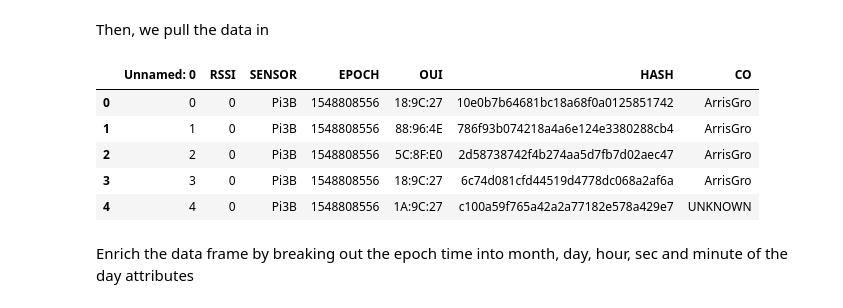
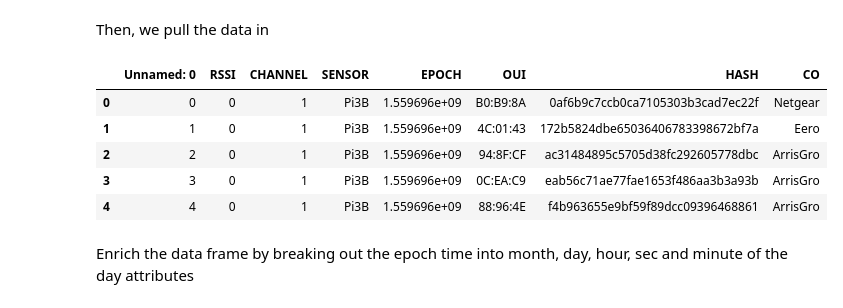
Before and after one commit to oni49/wifi_tracing, a Jupyter notebook: code/Weapons_of_Math_Instruction-WiFi.ipynb, the cells around one changed output. Drawn from its saved outputs; the diff is of its cells as text; code cells hidden in the pictures.

```diff
--- a/code/Weapons_of_Math_Instruction-WiFi.ipynb
+++ b/code/Weapons_of_Math_Instruction-WiFi.ipynb
@@ -13,15 +13,15 @@ from sklearn.decomposition import PCA
 # %% [markdown]
 Then, we pull the data in
 # %%
-df = pd.read_csv("wap_full_san.csv", float_precision='high')
+df = pd.read_csv("../data/Clean_wap_log_20190612.csv", float_precision='high')
 df.head()
 # %% [output]
-|  | Unnamed: 0 | RSSI | SENSOR | EPOCH | OUI | HASH | CO |
-| 0 | 0 | 0 | Pi3B | 1548808556 | 18:9C:27 | 10e0b7b64681bc18a68f0a0125851742 | ArrisGro |
-| 1 | 1 | 0 | Pi3B | 1548808556 | 88:96:4E | 786f93b074218a4a6e124e3380288cb4 | ArrisGro |
-| 2 | 2 | 0 | Pi3B | 1548808556 | 5C:8F:E0 | 2d58738742f4b274aa5d7fb7d02aec47 | ArrisGro |
-| 3 | 3 | 0 | Pi3B | 1548808556 | 18:9C:27 | 6c74d081cfd44519d4778dc068a2af6a | ArrisGro |
-| 4 | 4 | 0 | Pi3B | 1548808556 | 1A:9C:27 | c100a59f765a42a2a77182e578a429e7 | UNKNOWN |
+|  | Unnamed: 0 | RSSI | CHANNEL | SENSOR | EPOCH | OUI | HASH | CO |
+| 0 | 0 | 0 | 1 | Pi3B | 1.559696e+09 | B0:B9:8A | 0af6b9c7ccb0ca7105303b3cad7ec22f | Netgear |
+| 1 | 1 | 0 | 1 | Pi3B | 1.559696e+09 | 4C:01:43 | 172b5824dbe65036406783398672bf7a | Eero |
+| 2 | 2 | 0 | 1 | Pi3B | 1.559696e+09 | 94:8F:CF | ac31484895c5705d38fc292605778dbc | ArrisGro |
+| 3 | 3 | 0 | 1 | Pi3B | 1.559696e+09 | 0C:EA:C9 | eab56c71ae77fae1653f486aa3b3a93b | ArrisGro |
+| 4 | 4 | 0 | 1 | Pi3B | 1.559696e+09 | 88:96:4E | f4b963655e9bf59f89dcc09396468861 | ArrisGro |
 # %% [markdown]
 Enrich the data frame by breaking out the epoch time into month, day, hour, sec and minute of the day attributes
 # %%
```
Also changed, not shown: parts of 11 cells of this notebook, 4 other files.
